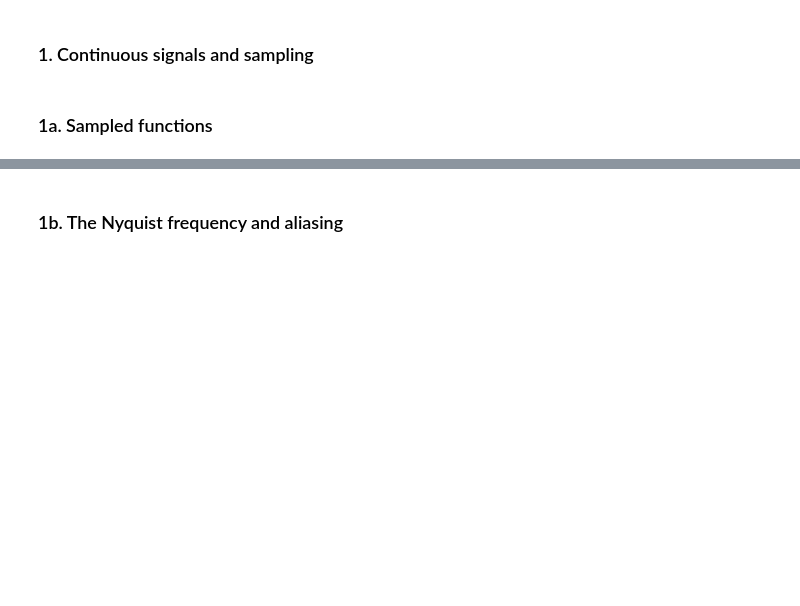
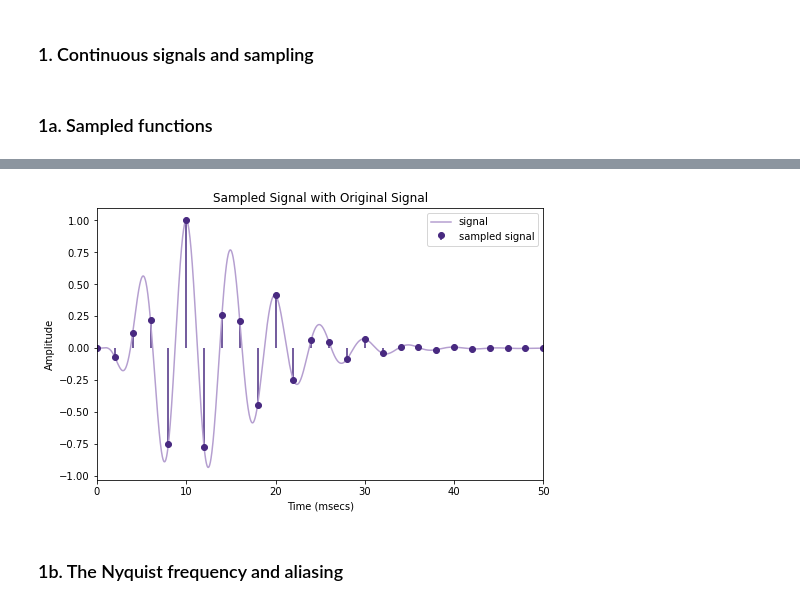
Before and after one commit to johnmays/CSDS_364_HW, a Jupyter notebook: A3/A3a/A3a_jkm100.ipynb, the cells around one changed output, grey strips where cells are left out. Drawn from its saved outputs; the diff is of its cells as text; code cells hidden in the pictures; blank space fills up the shorter version.

```diff
--- a/A3/A3a/A3a_jkm100.ipynb
+++ b/A3/A3a/A3a_jkm100.ipynb
@@ -24,2 +45,6 @@ def plot_sampled_function(g=A1b_code.sinewave, fs=1, tlim=(0, 2*math.pi), tscale
+# %%
+plot_sampled_function(g=gammatone, f=200, fs=500, tlim=(0,0.05), tscale=10**3, tunits="msecs")
+# %% [output]
+[figure, added]
 # %% [markdown]
 ### 1b. The Nyquist frequency and aliasing
```
Also changed, not shown: parts of 18 cells of this notebook, 2 other files.
